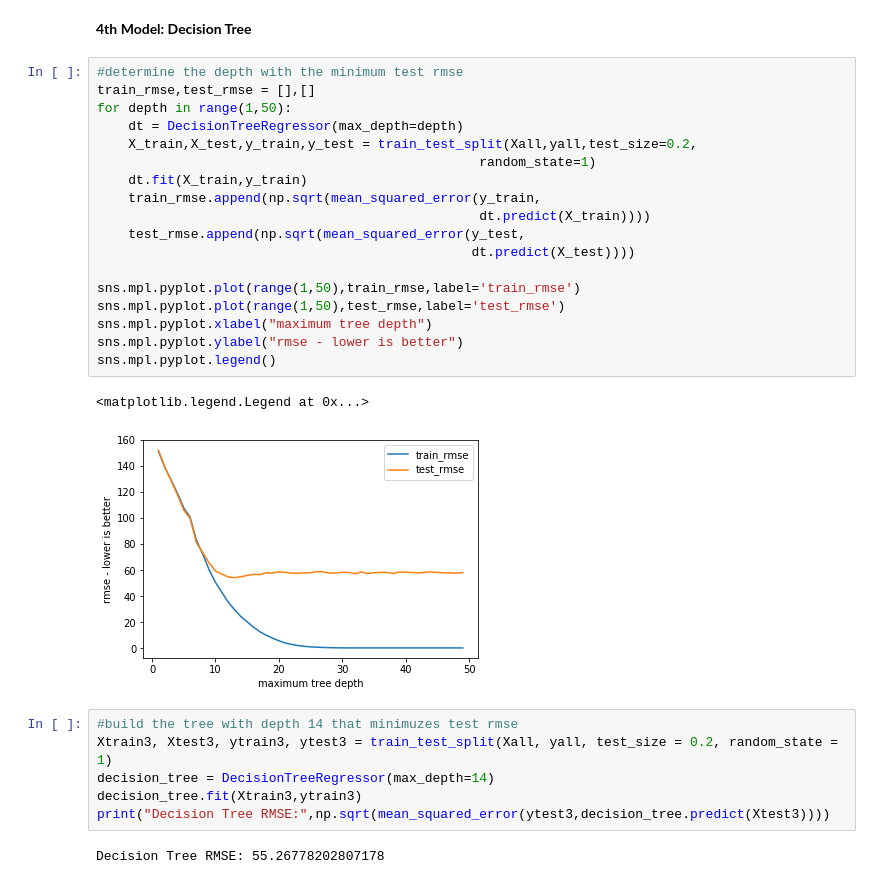
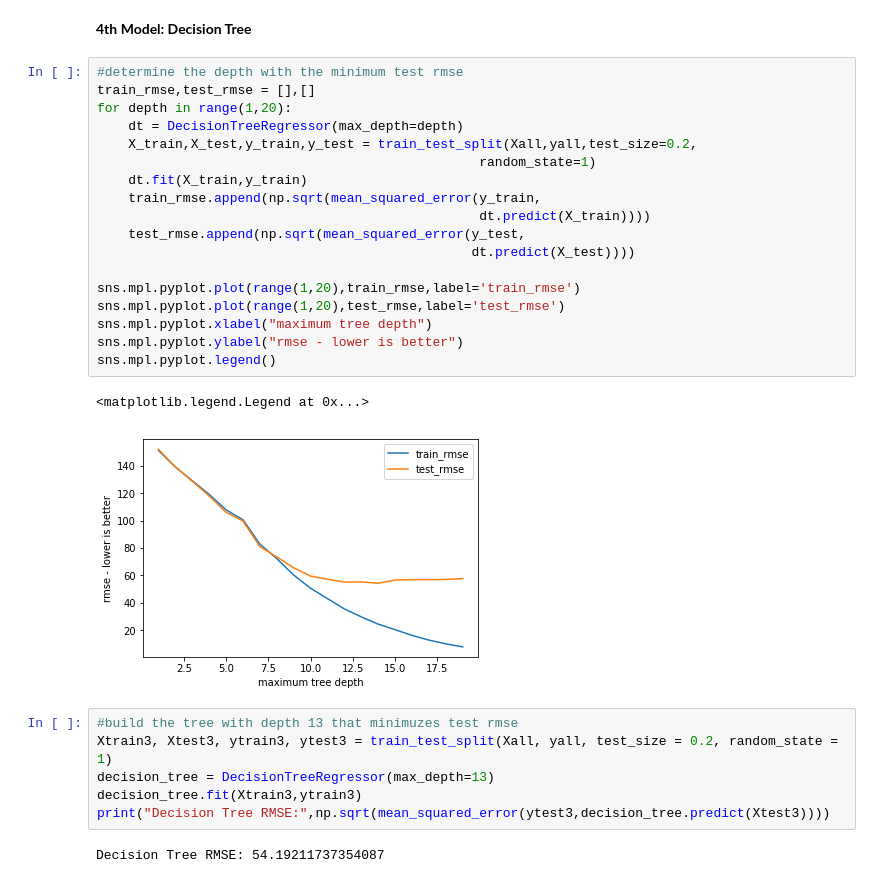
Before and after one commit to meoriordan/Intro-to-Data-Science-Project, a Jupyter notebook: Project.ipynb, the cells around one changed output. Drawn from its saved outputs; the diff is of its cells as text.

```diff
--- a/Project.ipynb
+++ b/Project.ipynb
@@ -412,29 +409,29 @@ print("50-fold mean RMSE: ", np.mean(root_mean_squared_errors))
 # %%
 #determine the depth with the minimum test rmse
 train_rmse,test_rmse = [],[]
-for depth in range(1,50):
+for depth in range(1,20):
     dt = DecisionTreeRegressor(max_depth=depth)
     X_train,X_test,y_train,y_test = train_test_split(Xall,yall,test_size=0.2,
                                                  random_state=1)
     dt.fit(X_train,y_train)
     train_rmse.append(np.sqrt(mean_squared_error(y_train,
                                                  dt.predict(X_train))))
     test_rmse.append(np.sqrt(mean_squared_error(y_test,
                                                 dt.predict(X_test))))
 
-sns.mpl.pyplot.plot(range(1,50),train_rmse,label='train_rmse')
-sns.mpl.pyplot.plot(range(1,50),test_rmse,label='test_rmse')
+sns.mpl.pyplot.plot(range(1,20),train_rmse,label='train_rmse')
+sns.mpl.pyplot.plot(range(1,20),test_rmse,label='test_rmse')
 sns.mpl.pyplot.xlabel("maximum tree depth")
 sns.mpl.pyplot.ylabel("rmse - lower is better")
 sns.mpl.pyplot.legend()
 # %% [output]
 <matplotlib.legend.Legend at 0x...>
-[figure, old version]
+[figure, new version]
 # %%
-#build the tree with depth 14 that minimuzes test rmse
+#build the tree with depth 13 that minimuzes test rmse
 Xtrain3, Xtest3, ytrain3, ytest3 = train_test_split(Xall, yall, test_size = 0.2, random_state = 1)
-decision_tree = DecisionTreeRegressor(max_depth=14)
+decision_tree = DecisionTreeRegressor(max_depth=13)
 decision_tree.fit(Xtrain3,ytrain3)
 print("Decision Tree RMSE:",np.sqrt(mean_squared_error(ytest3,decision_tree.predict(Xtest3))))
 # %% [output]
-Decision Tree RMSE: 55.26778202807178
+Decision Tree RMSE: 54.19211737354087
```
Also changed, not shown: parts of 18 cells of this notebook.
